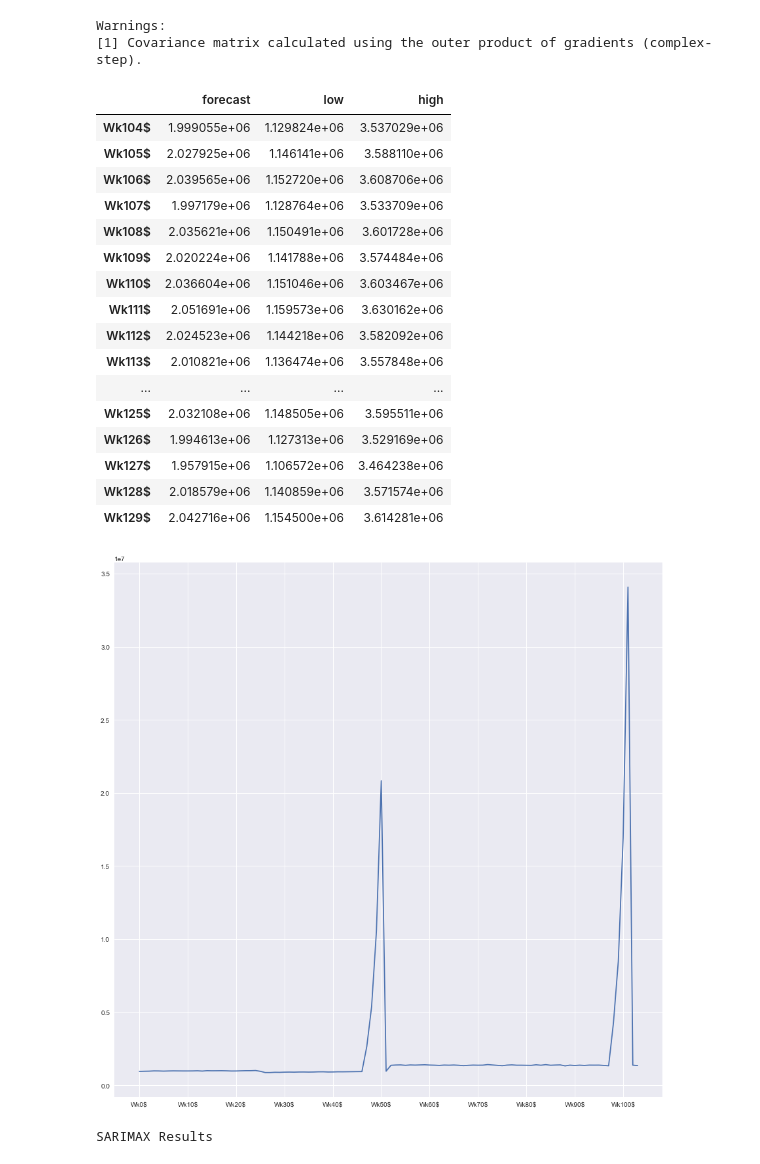
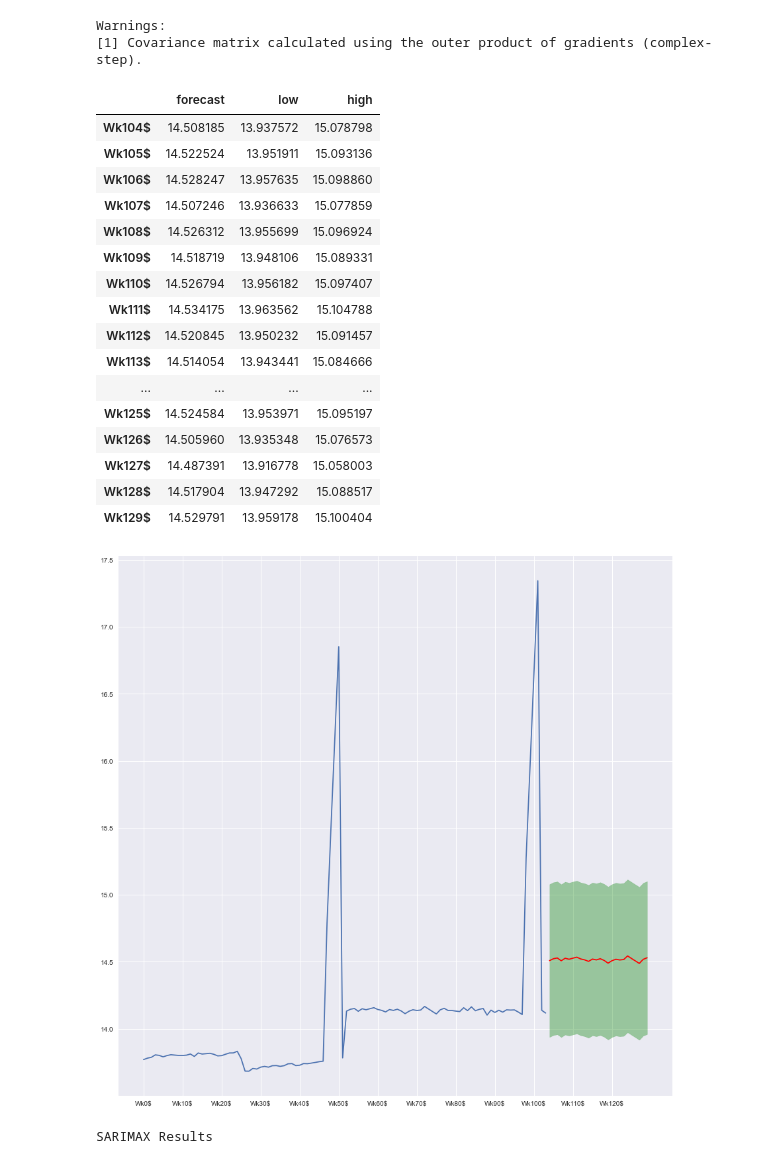
Before and after one commit to axpinkerton/various_kaggle, a Jupyter notebook: retail.ipynb, the cells around one changed output. Drawn from its saved outputs; the diff is of its cells as text; code cells hidden in the pictures.

Commit message:
further code analyses & graphing

```diff
--- a/retail.ipynb
+++ b/retail.ipynb
@@ -117,7 +117,7 @@ forecast1['high']=high
 forecast1.drop('int',axis=1,inplace=True)
 f1=forecast1.applymap(np.exp)
 # %%
-s1_sum.iloc[:-2,:]
+s1_sum.iloc[:-2,:].applymap(np.log)
 
 lst_f1=[]
 for x in range(104,130):
@@ -127,39 +127,40 @@ f1.index=lst_f1
 f1
 f1_act=s1_sum.iloc[:-2,:]
 f1_act['actuals'].nlargest(5)
-f1
+f2=f1.applymap(np.log)
+f2
 # %% [output]
 |  | forecast | low | high |
-| Wk104$ | 1.999055e+06 | 1.129824e+06 | 3.537029e+06 |
-| Wk105$ | 2.027925e+06 | 1.146141e+06 | 3.588110e+06 |
-| Wk106$ | 2.039565e+06 | 1.152720e+06 | 3.608706e+06 |
-| Wk107$ | 1.997179e+06 | 1.128764e+06 | 3.533709e+06 |
-| Wk108$ | 2.035621e+06 | 1.150491e+06 | 3.601728e+06 |
-| Wk109$ | 2.020224e+06 | 1.141788e+06 | 3.574484e+06 |
-| Wk110$ | 2.036604e+06 | 1.151046e+06 | 3.603467e+06 |
-| Wk111$ | 2.051691e+06 | 1.159573e+06 | 3.630162e+06 |
-| Wk112$ | 2.024523e+06 | 1.144218e+06 | 3.582092e+06 |
-| Wk113$ | 2.010821e+06 | 1.136474e+06 | 3.557848e+06 |
+| Wk104$ | 14.508185 | 13.937572 | 15.078798 |
+| Wk105$ | 14.522524 | 13.951911 | 15.093136 |
+| Wk106$ | 14.528247 | 13.957635 | 15.098860 |
+| Wk107$ | 14.507246 | 13.936633 | 15.077859 |
+| Wk108$ | 14.526312 | 13.955699 | 15.096924 |
+| Wk109$ | 14.518719 | 13.948106 | 15.089331 |
+| Wk110$ | 14.526794 | 13.956182 | 15.097407 |
+| Wk111$ | 14.534175 | 13.963562 | 15.104788 |
+| Wk112$ | 14.520845 | 13.950232 | 15.091457 |
+| Wk113$ | 14.514054 | 13.943441 | 15.084666 |
 | ... | ... | ... | ... |
-| Wk125$ | 2.032108e+06 | 1.148505e+06 | 3.595511e+06 |
-| Wk126$ | 1.994613e+06 | 1.127313e+06 | 3.529169e+06 |
-| Wk127$ | 1.957915e+06 | 1.106572e+06 | 3.464238e+06 |
-| Wk128$ | 2.018579e+06 | 1.140859e+06 | 3.571574e+06 |
-| Wk129$ | 2.042716e+06 | 1.154500e+06 | 3.614281e+06 |
+| Wk125$ | 14.524584 | 13.953971 | 15.095197 |
+| Wk126$ | 14.505960 | 13.935348 | 15.076573 |
+| Wk127$ | 14.487391 | 13.916778 | 15.058003 |
+| Wk128$ | 14.517904 | 13.947292 | 15.088517 |
+| Wk129$ | 14.529791 | 13.959178 | 15.100404 |
 # %%
 ys=list(pd.concat((pd.Series(f1_act.index),pd.Series(f1.index))))
 plt.style.use('seaborn')
 plt.figure(figsize=(15,15))
-plt.plot(s1_sum.index[:-2],s1_sum.iloc[:-2,:])
-# plt.plot(f1.index,f1['forecast'],color='r')
-# plt.fill_between(f1.index,f1['low'],f1['high'],alpha=.35,color='g')
+plt.plot(s1_sum.index[:-2],s1_sum.iloc[:-2,:].applymap(np.log))
+plt.plot(f2.index,f2['forecast'],color='r')
+plt.fill_between(f2.index,f2['low'],f2['high'],alpha=.35,color='g')
 xticks = plt.gca().xaxis.get_major_ticks()
 for i in range(len(xticks)):
     if i % 10 != 0:
         xticks[i].set_visible(False)
 plt.show()
 # %% [output]
-[figure, old version]
+[figure, new version]
 # %%
 s2_arim=pmd.auto_arima(np.log(s2_sum.iloc[:-2,:]),seasonal=True,D=1,m=52)
 s2_arim.summary()
```
Also changed, not shown: 1 other file.
